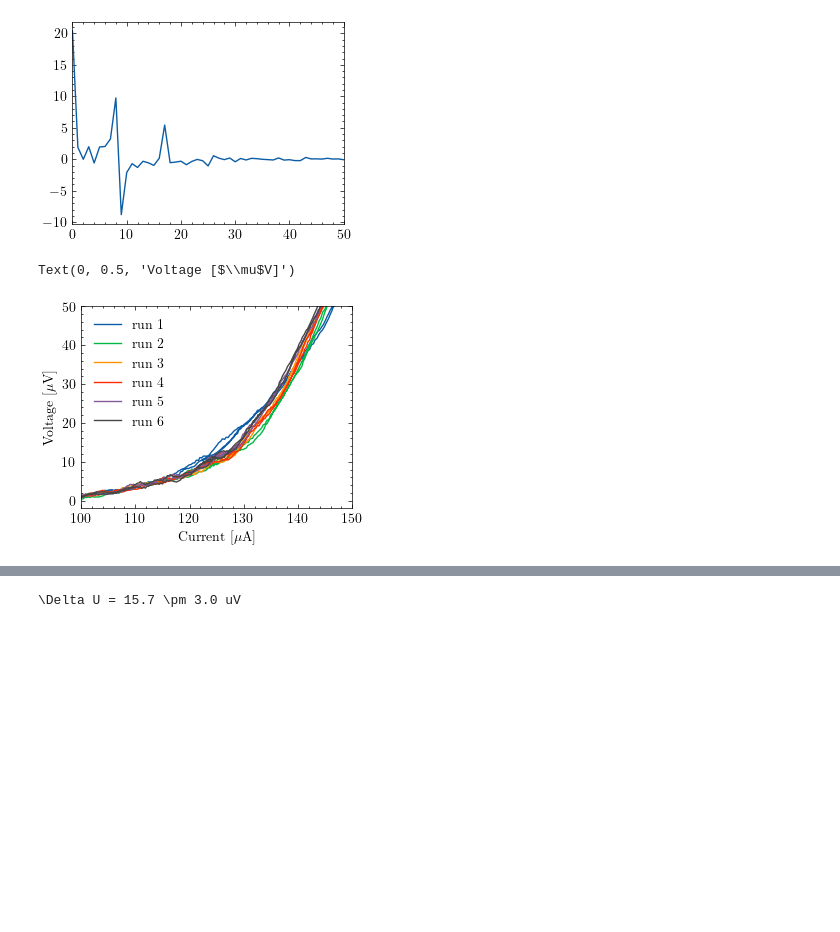
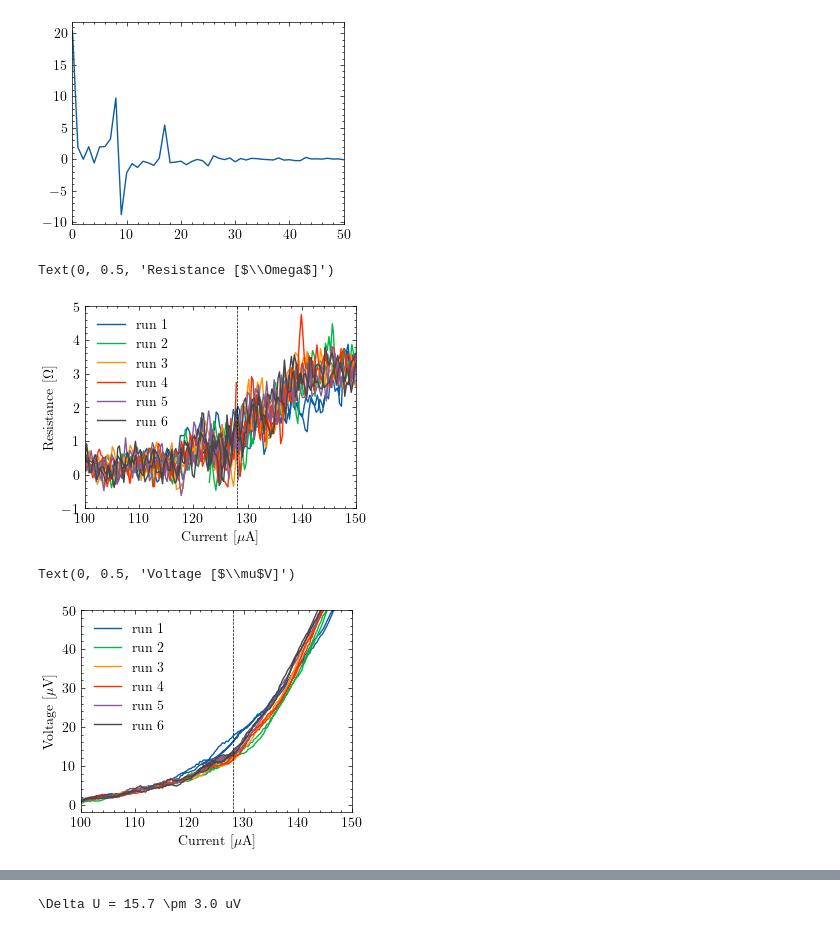
Before and after one commit to emhl/FP1, a Jupyter notebook: SQUID.ipynb, the cells around one changed output, grey strips where cells are left out. Drawn from its saved outputs; the diff is of its cells as text; code cells hidden in the pictures; blank space fills up the shorter version.

```diff
--- a/SQUID.ipynb
+++ b/SQUID.ipynb
@@ -634,6 +639,22 @@ plt.xlim(0,50)
 # %% [output]
 (0.0, 50.0)
 [figure]
+# %%
+w= 18
+
+for i in range(6):
+    x ,y= knee[f'{i}_x'].rolling(window=w).mean(), knee[f'{i}_y'].rolling(window=w).mean()
+    plt.plot(x, np.gradient(y,x), label=f'run {i+1}')
+plt.xlim(100,150)
+plt.ylim(-1,5)
+plt.axvline(x=128, c='k', ls='--',lw=0.5)
+
+plt.legend()
+plt.xlabel('Current [$\mu$A]')
+plt.ylabel('Resistance [$\Omega$]')
+# %% [output]
+Text(0, 0.5, 'Resistance [$\\Omega$]')
+[figure, added]
 # %%
 w= 15
 
@@ -641,11 +662,12 @@ for i in range(6):
     plt.plot(knee[f'{i}_x'].rolling(window=w).mean(), knee[f'{i}_y'].rolling(window=w).mean(), label=f'run {i+1}')
 plt.xlim(100,150)
 plt.ylim(-2,50)
+plt.axvline(x=128, c='k', ls='--',lw=0.5)
 
 plt.legend()
 plt.xlabel('Current [$\mu$A]')
 plt.ylabel('Voltage [$\mu$V]')
 # %% [output]
 Text(0, 0.5, 'Voltage [$\\mu$V]')
-[figure, old version]
+[figure, new version]
 # %%
```
Also changed, not shown: parts of 3 cells of this notebook, 12 other files.
